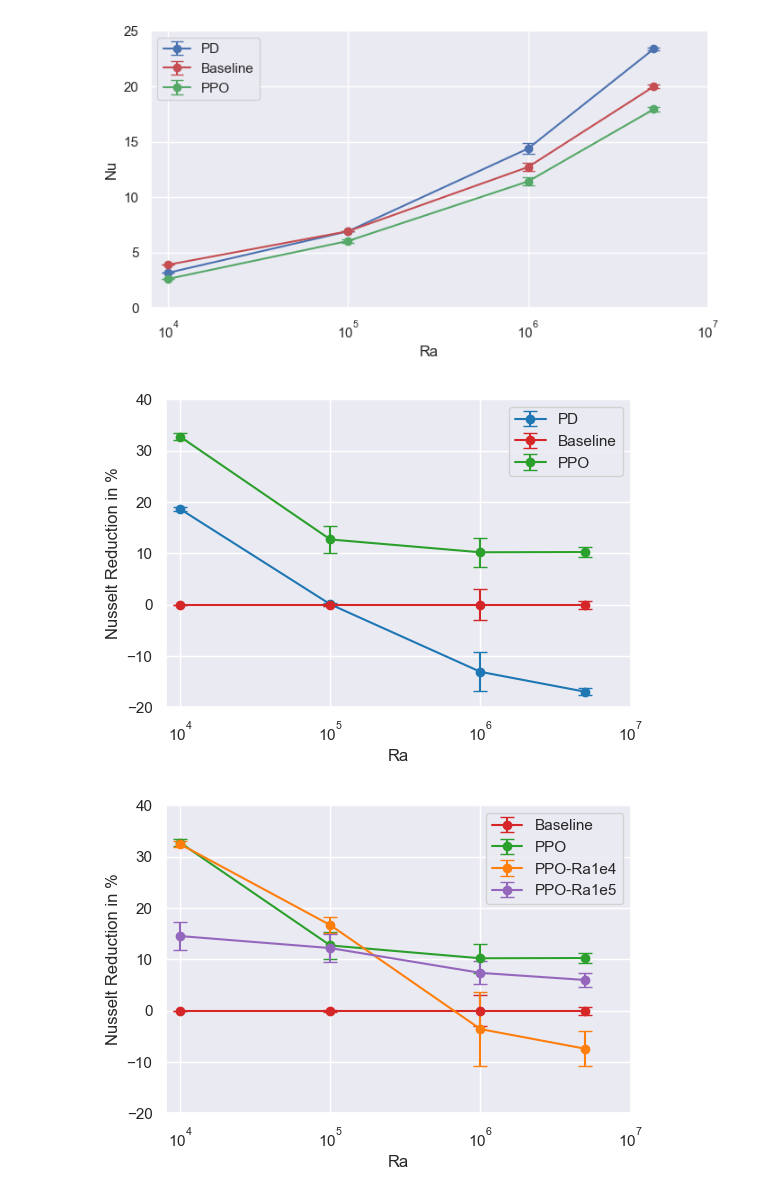
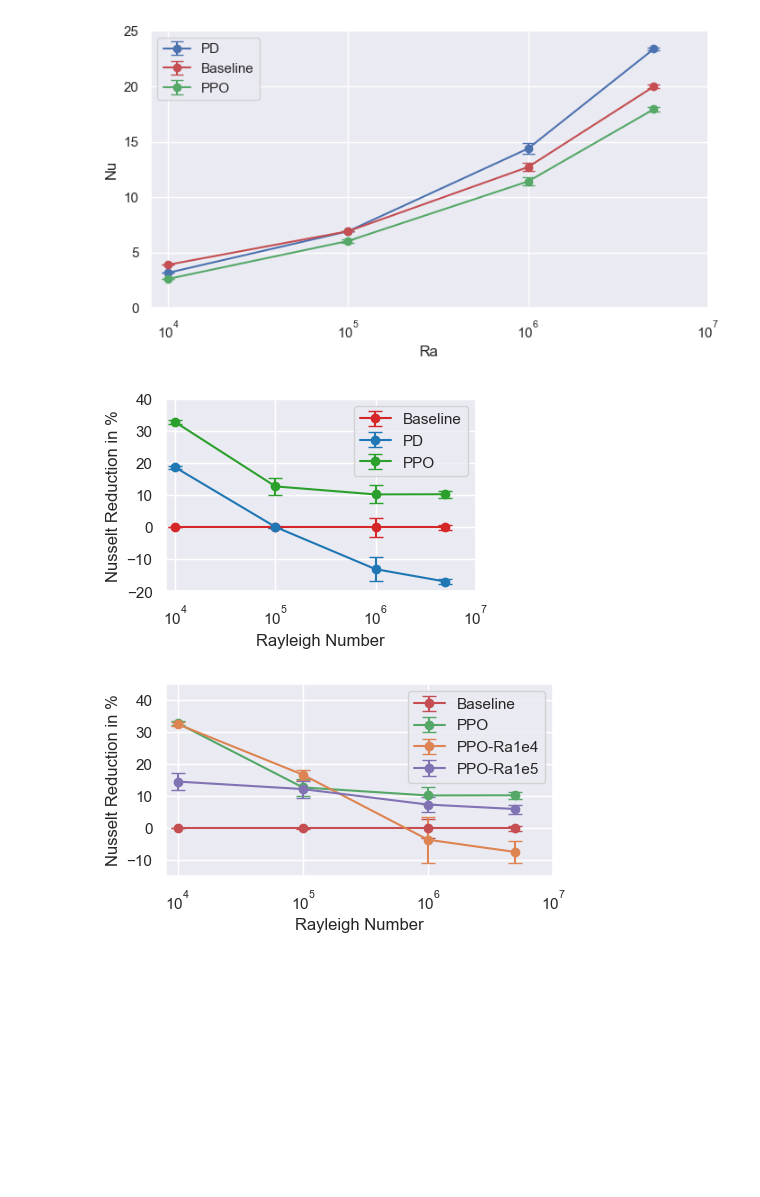
Before and after one commit to SAIL-project/RayleighBenard-Dataset, a Jupyter notebook: notebooks/results.ipynb, the cells around one changed output. Saved outputs shown, nothing was run; the diff lists cells and outputs as text; code cells hidden in the pictures; blank space fills up the shorter version.

```diff
--- a/notebooks/results.ipynb
+++ b/notebooks/results.ipynb
@@ -89,13 +89,13 @@ plt.show()
 [figure]
 # %%
 # plot
-plt.figure(figsize=(6, 4))
+plt.figure(figsize=(4, 2.5))
 sns.set_theme()
 
 # x axis
 plt.xlim(8000, 10000000)
 plt.xticks(ticks=[10000, 100000, 1000000, 10000000], labels=["$10^4$","$10^5$","$10^6$", "$10^7$"])
-plt.xlabel("Ra")
+plt.xlabel("Rayleigh Number")
 plt.xscale("log")
 
 # y axis
@@ -103,40 +103,40 @@ plt.ylim(-20, 40)
 plt.ylabel("Nusselt Reduction in %")
 
 # plot data
+plt.errorbar(ra, mean_percent["baseline"], std_percent["baseline"], linestyle="-", marker='o', capsize=5, label="Baseline", color=colors[3])
 plt.errorbar(ra, mean_percent["pd"], std_percent["pd"], linestyle="-", marker='o', capsize=5, label="PD", color=colors[0])
-plt.errorbar(ra, mean_percent["baseline"], std_percent["baseline"], linestyle="-", marker='o', capsize=5, label="Baseline", color=colors[3])
 plt.errorbar(ra, mean_percent["ppo"], std_percent["ppo"], linestyle="-", marker='o', capsize=5, label="PPO", color=colors[2])
 
 
 plt.legend()
-plt.savefig("/Users/tmarkmann/Downloads/out.svg")
+plt.savefig("/Users/tmarkmann/Downloads/exp1_result.svg", bbox_inches="tight")
 plt.show()
 # %% [output]
-[figure, old version]
+[figure, new version]
 # %%
 # plot
-plt.figure(figsize=(6, 4))
+plt.figure(figsize=(5, 2.5))
 sns.set_theme()
 
 # x axis
 plt.xlim(8000, 10000000)
 plt.xticks(ticks=[10000, 100000, 1000000, 10000000], labels=["$10^4$","$10^5$","$10^6$", "$10^7$"])
-plt.xlabel("Ra")
+plt.xlabel("Rayleigh Number")
 plt.xscale("log")
 
 # y axis
-plt.ylim(-20, 40)
+plt.ylim(-15, 45)
 plt.ylabel("Nusselt Reduction in %")
 
 # plot data
 plt.errorbar(ra, mean_percent["baseline"], std_percent["baseline"], linestyle="-", marker='o', capsize=5, label="Baseline", color=colors[3])
 plt.errorbar(ra, mean_percent["ppo"], std_percent["ppo"], linestyle="-", marker='o', capsize=5, label="PPO", color=colors[2])
 plt.errorbar(ra, mean_percent["ppo_ra10000"], std_percent["ppo_ra10000"], linestyle="-", marker='o', capsize=5, label="PPO-Ra1e4", color=colors[1])
 plt.errorbar(ra, mean_percent["ppo_ra100000"], std_percent["ppo_ra100000"], linestyle="-", marker='o', capsize=5, label="PPO-Ra1e5", color=colors[4])
 
 
 plt.legend()
 plt.savefig("/Users/tmarkmann/Downloads/out.svg")
 plt.show()
 # %% [output]
-[figure, old version]
+[figure, new version]
```
Also changed, not shown: parts of 2 cells of this notebook, 3 other files.
